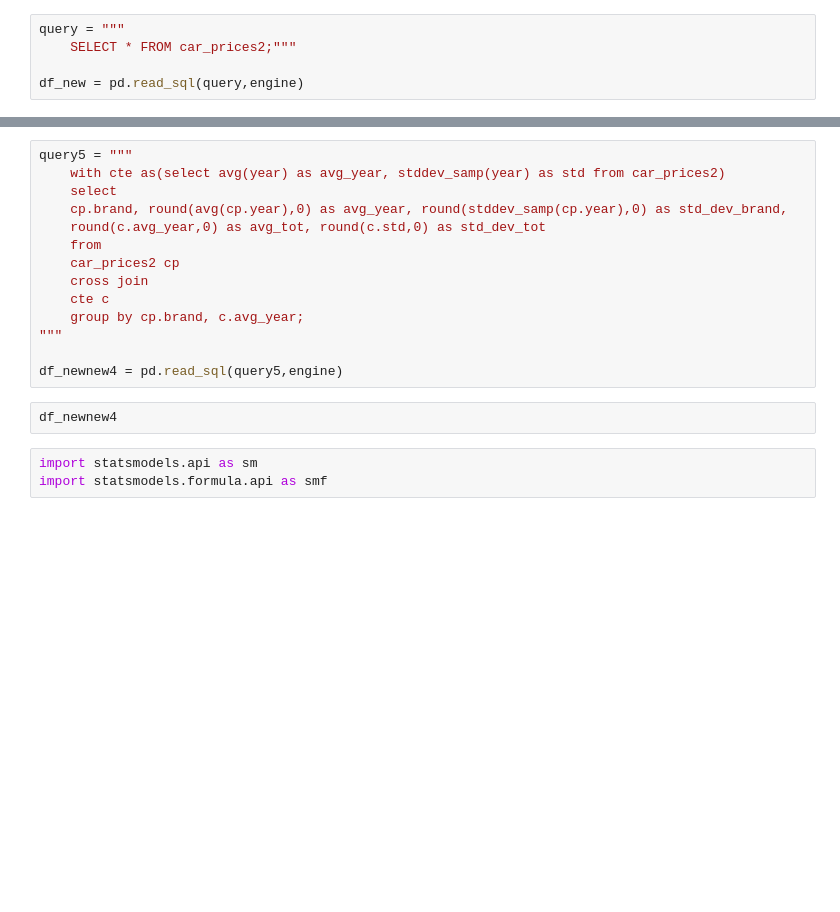
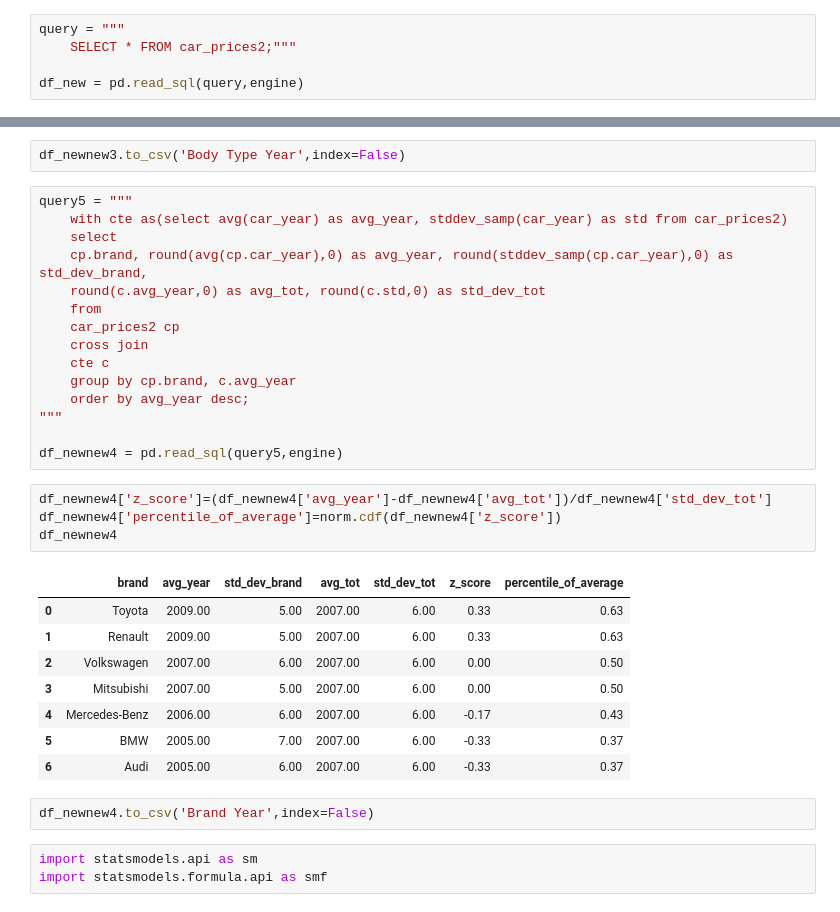
Before and after one commit to Leon-MRR/data_analysis1, a Jupyter notebook: Car price Analysis.ipynb, the cells around one changed output, grey strips where cells are left out. Drawn from its saved outputs; the diff is of its cells as text; blank space fills up the shorter version.

```diff
--- a/Car price Analysis.ipynb
+++ b/Car price Analysis.ipynb
@@ -877,19 +901,35 @@ df_newnew3
+# %%
+df_newnew3.to_csv('Body Type Year',index=False)
 # %%
 query5 = """
-    with cte as(select avg(year) as avg_year, stddev_samp(year) as std from car_prices2)
+    with cte as(select avg(car_year) as avg_year, stddev_samp(car_year) as std from car_prices2)
     select
-    cp.brand, round(avg(cp.year),0) as avg_year, round(stddev_samp(cp.year),0) as std_dev_brand,
+    cp.brand, round(avg(cp.car_year),0) as avg_year, round(stddev_samp(cp.car_year),0) as std_dev_brand,
     round(c.avg_year,0) as avg_tot, round(c.std,0) as std_dev_tot
     from
     car_prices2 cp
     cross join
     cte c
-    group by cp.brand, c.avg_year;
+    group by cp.brand, c.avg_year
+    order by avg_year desc;
 """
 
 df_newnew4 = pd.read_sql(query5,engine)
 # %%
+df_newnew4['z_score']=(df_newnew4['avg_year']-df_newnew4['avg_tot'])/df_newnew4['std_dev_tot']
+df_newnew4['percentile_of_average']=norm.cdf(df_newnew4['z_score'])
 df_newnew4
+# %% [output]
+|  | brand | avg_year | std_dev_brand | avg_tot | std_dev_tot | z_score | percentile_of_average |
+| 0 | Toyota | 2009.00 | 5.00 | 2007.00 | 6.00 | 0.33 | 0.63 |
+| 1 | Renault | 2009.00 | 5.00 | 2007.00 | 6.00 | 0.33 | 0.63 |
+| 2 | Volkswagen | 2007.00 | 6.00 | 2007.00 | 6.00 | 0.00 | 0.50 |
+| 3 | Mitsubishi | 2007.00 | 5.00 | 2007.00 | 6.00 | 0.00 | 0.50 |
+| 4 | Mercedes-Benz | 2006.00 | 6.00 | 2007.00 | 6.00 | -0.17 | 0.43 |
+| 5 | BMW | 2005.00 | 7.00 | 2007.00 | 6.00 | -0.33 | 0.37 |
+| 6 | Audi | 2005.00 | 6.00 | 2007.00 | 6.00 | -0.33 | 0.37 |
+# %%
+df_newnew4.to_csv('Brand Year',index=False)
 # %%
 import statsmodels.api as sm
 import statsmodels.formula.api as smf
```
Also changed, not shown: parts of 14 cells of this notebook.
